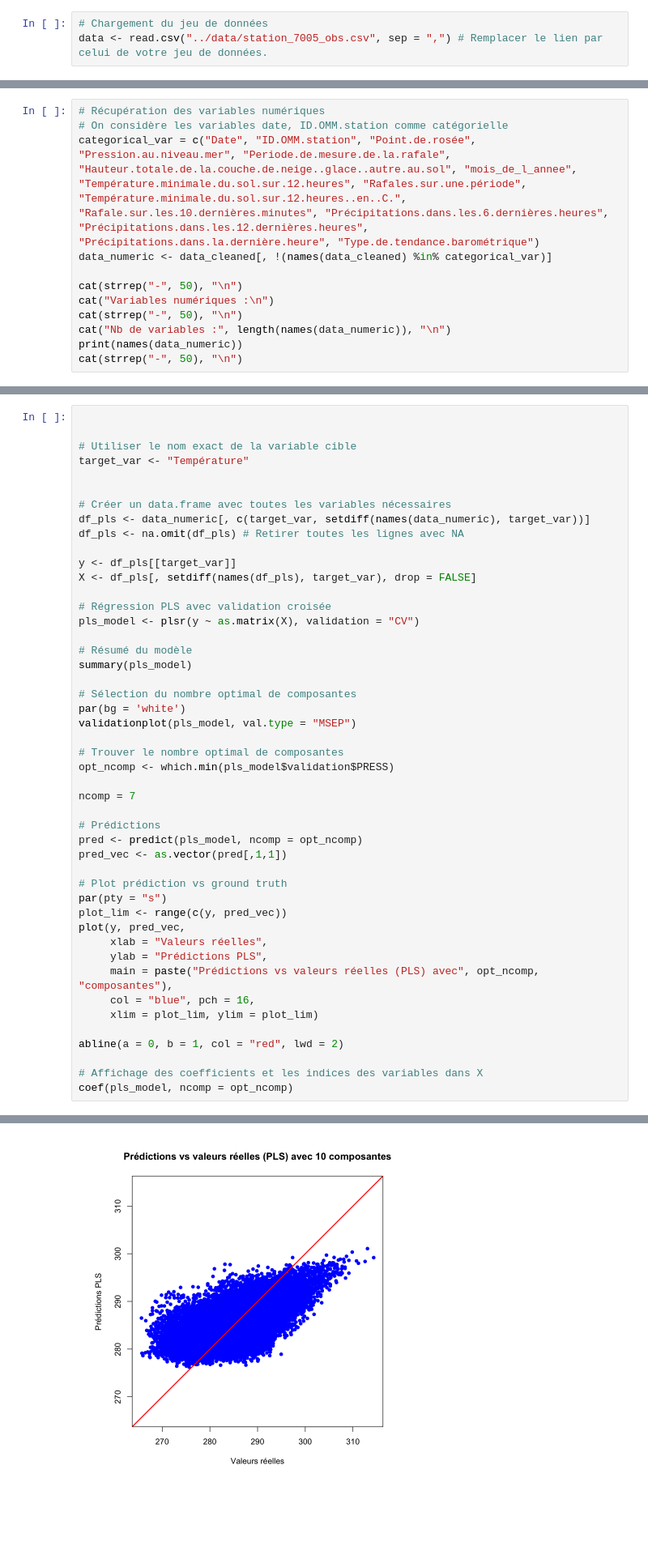
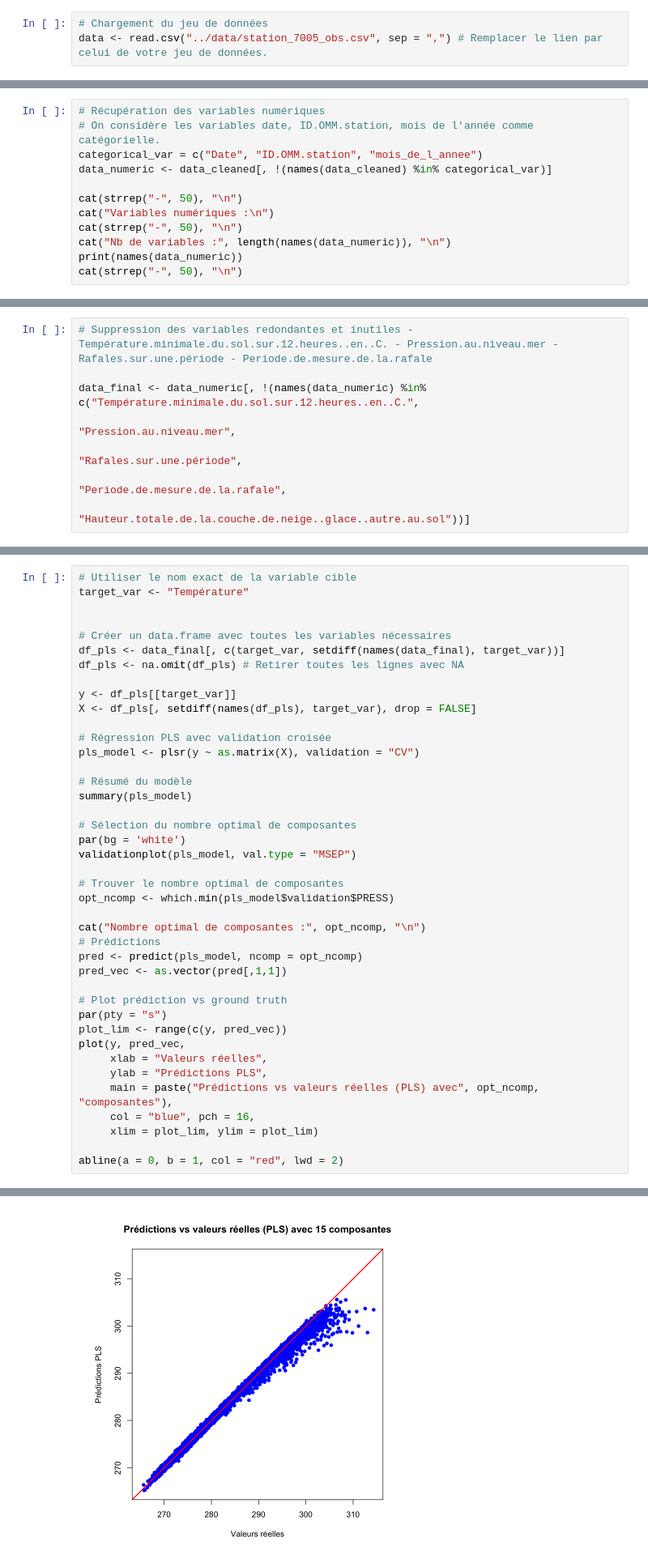
Before and after one commit to lauraachoquett/stats_BE_Bobbia, a Jupyter notebook: dummy/paul_notebook.ipynb, the cells around one changed output, grey strips where cells are left out. Shown: that part at 81% size. Saved outputs shown, nothing was run; the diff lists cells and outputs as text; blank space fills up the shorter version.

```diff
--- a/dummy/paul_notebook.ipynb
+++ b/dummy/paul_notebook.ipynb
@@ -121,8 +207,8 @@ Colonnes supprimées (plus de 20% de données manquantes) :
 [26] "mois_de_l_annee"
 # %%
 # Récupération des variables numériques
-# On considère les variables date, ID.OMM.station comme catégorielle
-categorical_var = c("Date", "ID.OMM.station", "Point.de.rosée", "Pression.au.niveau.mer", "Periode.de.mesure.de.la.rafale", "Hauteur.totale.de.la.couche.de.neige..glace..autre.au.sol", "mois_de_l_annee", "Température.minimale.du.sol.sur.12.heures", "Rafales.sur.une.période", "Température.minimale.du.sol.sur.12.heures..en..C.", "Rafale.sur.les.10.dernières.minutes", "Précipitations.dans.les.6.dernières.heures", "Précipitations.dans.les.12.dernières.heures", "Précipitations.dans.la.dernière.heure", "Type.de.tendance.barométrique")
+# On considère les variables date, ID.OMM.station, mois de l'année comme catégorielle.
+categorical_var = c("Date", "ID.OMM.station", "mois_de_l_annee")
 data_numeric <- data_cleaned[, !(names(data_cleaned) %in% categorical_var)]
 
 cat(strrep("-", 50), "\n")
@@ -219 +318,9 @@ corrplot 0.95 loaded
+# %%
+# Suppression des variables redondantes et inutiles - Température.minimale.du.sol.sur.12.heures..en..C. - Pression.au.niveau.mer - Rafales.sur.une.période - Periode.de.mesure.de.la.rafale
+
+data_final <- data_numeric[, !(names(data_numeric) %in% c("Température.minimale.du.sol.sur.12.heures..en..C.",
+                                                              "Pression.au.niveau.mer",
+                                                              "Rafales.sur.une.période",
+                                                              "Periode.de.mesure.de.la.rafale",
+                                                              "Hauteur.totale.de.la.couche.de.neige..glace..autre.au.sol"))]
 # %%
@@ -255,12 +334,10 @@ Author(s):
 # %%
-
-
 # Utiliser le nom exact de la variable cible
 target_var <- "Température"
 
 
 # Créer un data.frame avec toutes les variables nécessaires
-df_pls <- data_numeric[, c(target_var, setdiff(names(data_numeric), target_var))]
+df_pls <- data_final[, c(target_var, setdiff(names(data_final), target_var))]
 df_pls <- na.omit(df_pls) # Retirer toutes les lignes avec NA
 
 y <- df_pls[[target_var]]
@@ -279,8 +356,7 @@ validationplot(pls_model, val.type = "MSEP")
 # Trouver le nombre optimal de composantes
 opt_ncomp <- which.min(pls_model$validation$PRESS)
 
-ncomp = 7
-
+cat("Nombre optimal de composantes :", opt_ncomp, "\n")
 # Prédictions
 pred <- predict(pls_model, ncomp = opt_ncomp)
 pred_vec <- as.vector(pred[,1,1])
@@ -296,7 +372,4 @@ plot(y, pred_vec,
      xlim = plot_lim, ylim = plot_lim)
 
 abline(a = 0, b = 1, col = "red", lwd = 2)
-
-# Affichage des coefficients et les indices des variables dans X
-coef(pls_model, ncomp = opt_ncomp)
 # %% [output]
@@ -334 +394 @@ as.matrix(X)Précipitations.dans.les.24.dernières.heures  0.0238016642
-[figure, old version]
+[figure, new version]
```
Also changed, not shown: parts of 29 cells of this notebook.
